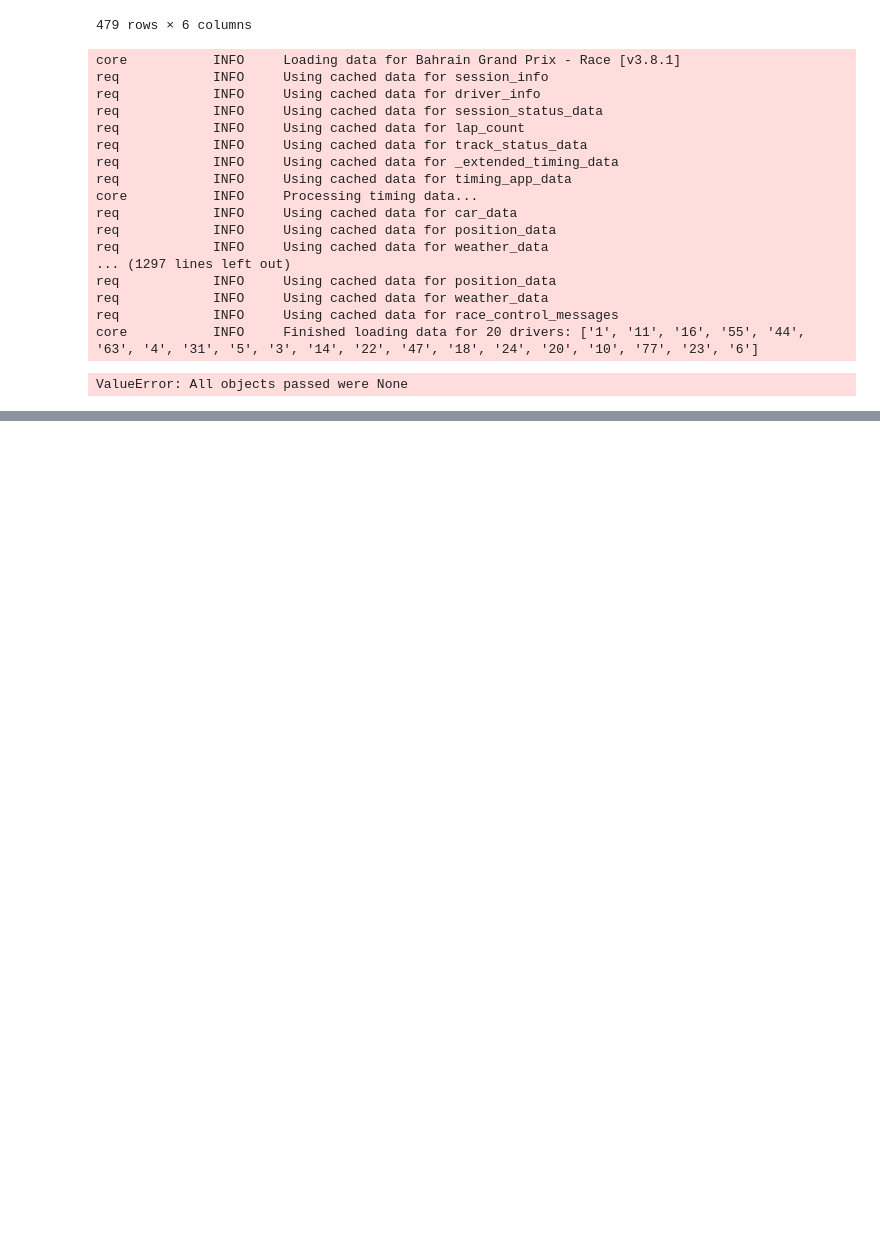
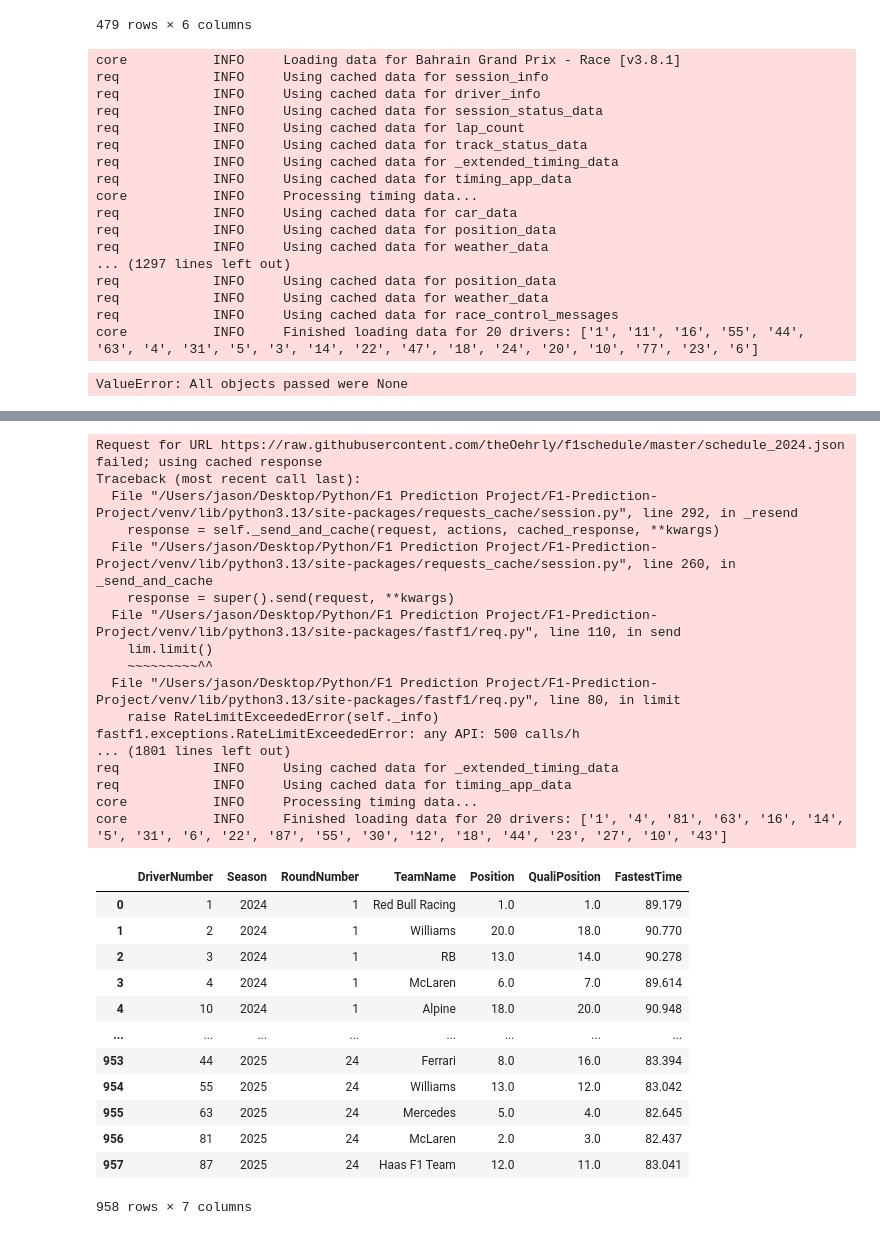
Before and after one commit to jifor/F1-Prediction-Project, a Jupyter notebook: data_testing.ipynb, the cells around one changed output, grey strips where cells are left out. Saved outputs shown, nothing was run; the diff lists cells and outputs as text; code cells hidden in the pictures; blank space fills up the shorter version.

```diff
--- a/data_testing.ipynb
+++ b/data_testing.ipynb
@@ -1408,0 +1638,37 @@ ValueError: All objects passed were None
+# %%
+from src.data_loading import make_data_dataframe
+
+seasons = [2024, 2025]
+raw_data = make_data_dataframe(seasons)
+raw_data
+# %% [output]
+Request for URL https://raw.githubusercontent.com/theOehrly/f1schedule/master/schedule_2024.json failed; using cached response
+Traceback (most recent call last):
+  File "/Users/jason/Desktop/Python/F1 Prediction Project/F1-Prediction-Project/venv/lib/python3.13/site-packages/requests_cache/session.py", line 292, in _resend
+    response = self._send_and_cache(request, actions, cached_response, **kwargs)
+  File "/Users/jason/Desktop/Python/F1 Prediction Project/F1-Prediction-Project/venv/lib/python3.13/site-packages/requests_cache/session.py", line 260, in _send_and_cache
+    response = super().send(request, **kwargs)
+  File "/Users/jason/Desktop/Python/F1 Prediction Project/F1-Prediction-Project/venv/lib/python3.13/site-packages/fastf1/req.py", line 110, in send
+    lim.limit()
+    ~~~~~~~~~^^
+  File "/Users/jason/Desktop/Python/F1 Prediction Project/F1-Prediction-Project/venv/lib/python3.13/site-packages/fastf1/req.py", line 80, in limit
+    raise RateLimitExceededError(self._info)
+fastf1.exceptions.RateLimitExceededError: any API: 500 calls/h
+... (1801 lines left out)
+req            INFO     Using cached data for _extended_timing_data
+req            INFO     Using cached data for timing_app_data
+core           INFO     Processing timing data...
+core           INFO     Finished loading data for 20 drivers: ['1', '4', '81', '63', '16', '14', '5', '31', '6', '22', '87', '55', '30', '12', '18', '44', '23', '27', '10', '43']
+|  | DriverNumber | Season | RoundNumber | TeamName | Position | QualiPosition | FastestTime |
+| 0 | 1 | 2024 | 1 | Red Bull Racing | 1.0 | 1.0 | 89.179 |
+| 1 | 2 | 2024 | 1 | Williams | 20.0 | 18.0 | 90.770 |
+| 2 | 3 | 2024 | 1 | RB | 13.0 | 14.0 | 90.278 |
+| 3 | 4 | 2024 | 1 | McLaren | 6.0 | 7.0 | 89.614 |
+| 4 | 10 | 2024 | 1 | Alpine | 18.0 | 20.0 | 90.948 |
+| ... | ... | ... | ... | ... | ... | ... | ... |
+| 953 | 44 | 2025 | 24 | Ferrari | 8.0 | 16.0 | 83.394 |
+| 954 | 55 | 2025 | 24 | Williams | 13.0 | 12.0 | 83.042 |
+| 955 | 63 | 2025 | 24 | Mercedes | 5.0 | 4.0 | 82.645 |
+| 956 | 81 | 2025 | 24 | McLaren | 2.0 | 3.0 | 82.437 |
+| 957 | 87 | 2025 | 24 | Haas F1 Team | 12.0 | 11.0 | 83.041 |
+958 rows × 7 columns
```
Also changed, not shown: parts of 14 cells of this notebook, 4 other files.
